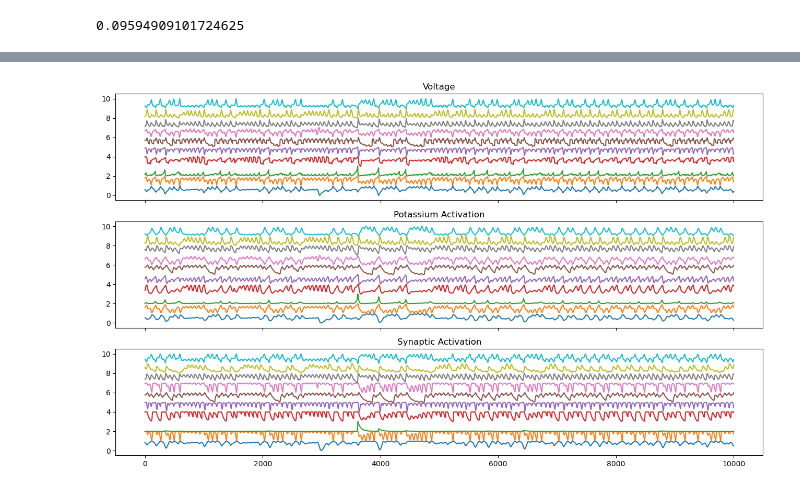
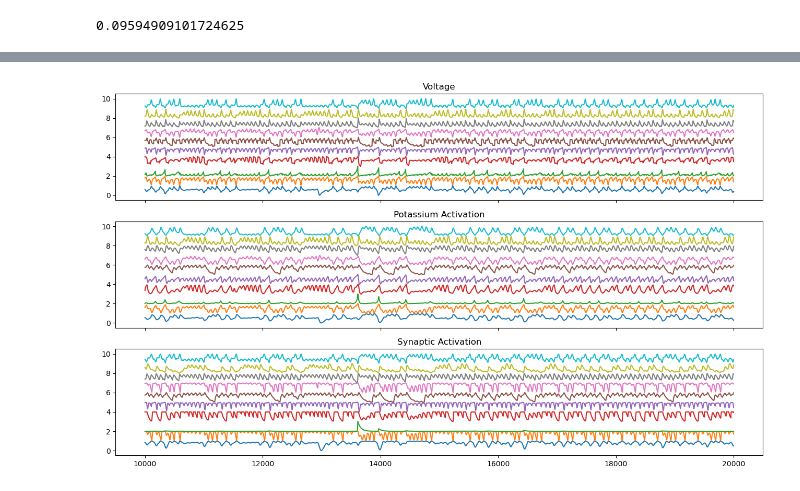
Before and after one commit to themahani/ml_force_research, a Jupyter notebook: morris_lecar/test_force copy.ipynb, the cells around one changed output, grey strips where cells are left out. Drawn from its saved outputs; the diff is of its cells as text; code cells hidden in the pictures.

```diff
--- a/morris_lecar/test_force copy.ipynb
+++ b/morris_lecar/test_force copy.ipynb
@@ -128,6 +128,12 @@ def save_tensor(tensor, name):
     file_name = name + ".pt"
     torch.save(tensor, os.path.join(save_path, file_name))
     print(f"Saved {file_name} in {save_path}")
+# %%
+def load_tensor(save_path:str, name:str):
+    file_name = os.path.join(save_path, name + ".pt")
+    tensor = torch.load(os.path.join(save_path, file_name))
+    print(f"Loaded {file_name} from {save_path}")
+    return tensor
 # %%
 duration = 500
 nt_transient = int(duration // dt)
@@ -210,7 +216,7 @@ plt.show()
 # %% [output]
 [figure]
 # %%
-nt_test = int(test_time // dt)
+nt_test = nt - nt_train
 s_rec_test = torch.zeros((nt_test, n_neurons), device=device, dtype=torch.float32)
 v_rec_test = torch.zeros((nt_test, n_neurons), device=device, dtype=torch.float32)
 n_rec_test = torch.zeros((nt_test, n_neurons), device=device, dtype=torch.float32)
@@ -239,3 +245,8 @@ Saved x_hat_rec.pt in /home/ali/Code/research/ml_force_research/morris_lecar/res
 ml.dec.abs().max().item()
 # %% [output]
 0.09594909101724625
+# %%
+s_rec_test = load_tensor(save_path, "s_rec_test")
+v_rec_test = load_tensor(save_path, "v_rec_test")
+n_rec_test = load_tensor(save_path, "n_rec_test")
+x_hat_rec = load_tensor(save_path, "x_hat_rec")
@@ -242,14 +258,16 @@ ml.dec.abs().max().item()
 # %%
+nt_test = s_rec_test.shape[0]
 t_test = np.arange(nt_test) * dt + T - test_time
+n_neurons = s_rec_test.shape[1]
 
 fig, ax = plt.subplots(3, 1, figsize=(16, 9), sharex=True)
 for i in range(n_neurons):
-    ax[0].plot(t_train, minmax_transform(v_rec_test[:, i].cpu().numpy().reshape(-1, 1))+i)
-    ax[1].plot(t_train, minmax_transform(n_rec_test[:, i].cpu().numpy().reshape(-1, 1))+i)
-    ax[2].plot(t_train, minmax_transform(s_rec_test[:, i].cpu().numpy().reshape(-1, 1))+i)
+    ax[0].plot(t_test, minmax_transform(v_rec_test[:, i].cpu().numpy().reshape(-1, 1))+i)
+    ax[1].plot(t_test, minmax_transform(n_rec_test[:, i].cpu().numpy().reshape(-1, 1))+i)
+    ax[2].plot(t_test, minmax_transform(s_rec_test[:, i].cpu().numpy().reshape(-1, 1))+i)
 ax[0].set_title('Voltage')
 ax[1].set_title('Potassium Activation')
 ax[2].set_title('Synaptic Activation')
 plt.show()
 # %% [output]
-[figure, old version]
+[figure, new version]
```
Also changed, not shown: parts of 9 cells of this notebook, 4 other files.
